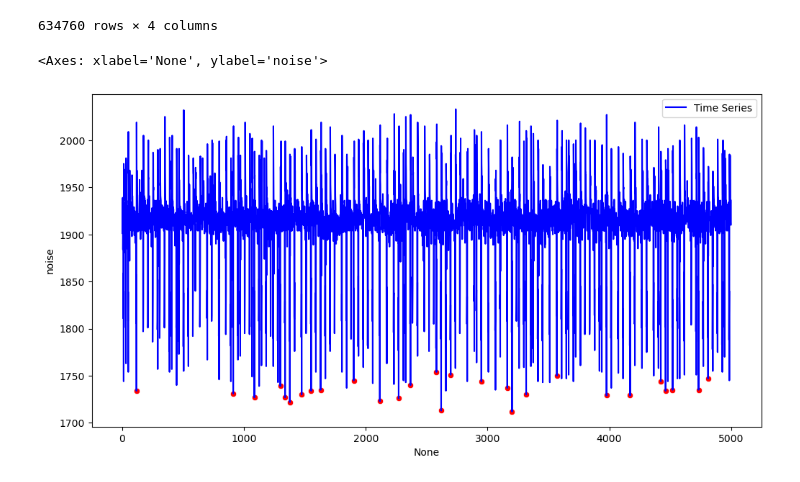
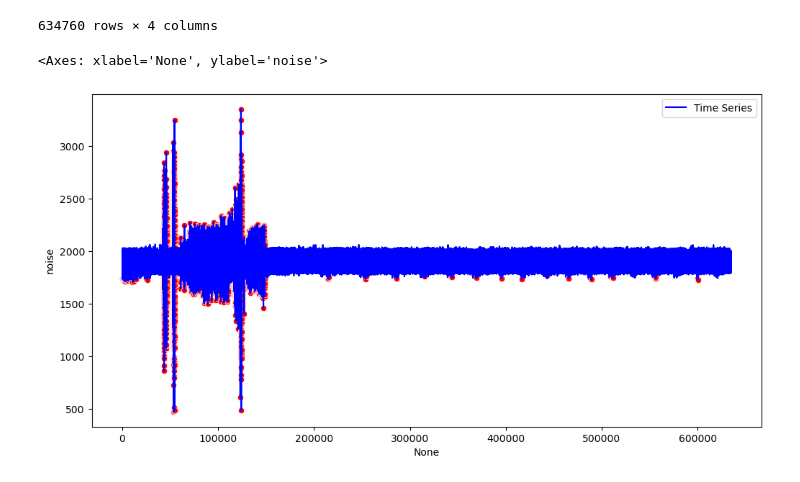
Before and after one commit to kingmin-1225/tensor-project, a Jupyter notebook: project.ipynb, the cells around one changed output. Drawn from its saved outputs; the diff is of its cells as text; code cells hidden in the pictures.

```diff
--- a/project.ipynb
+++ b/project.ipynb
@@ -170,16 +170,15 @@ z_scores = (residual - residual.mean()) / residual.std()
 threshold = 3
 data['is_outlier_STL'] = np.abs(z_scores) > threshold
 # %%
-df_5000 = data.iloc[:5000]
 plt.figure(figsize=(12, 6))
-sns.lineplot(x=df_5000.index, y=df_5000['noise'], label='Time Series', color='blue')
+sns.lineplot(x=data.index, y=data['noise'], label='Time Series', color='blue')
 
 # 이상치만 빨간 점으로 표시
 sns.scatterplot(
-    x=df_5000.index[df_5000['is_outlier_STL']],
-    y=df_5000['noise'][df_5000['is_outlier_STL']],
+    x=data.index[data['is_outlier_STL']],
+    y=data['noise'][data['is_outlier_STL']],
     color='red'
 )
 # %% [output]
 <Axes: xlabel='None', ylabel='noise'>
-[figure, old version]
+[figure, new version]
```
